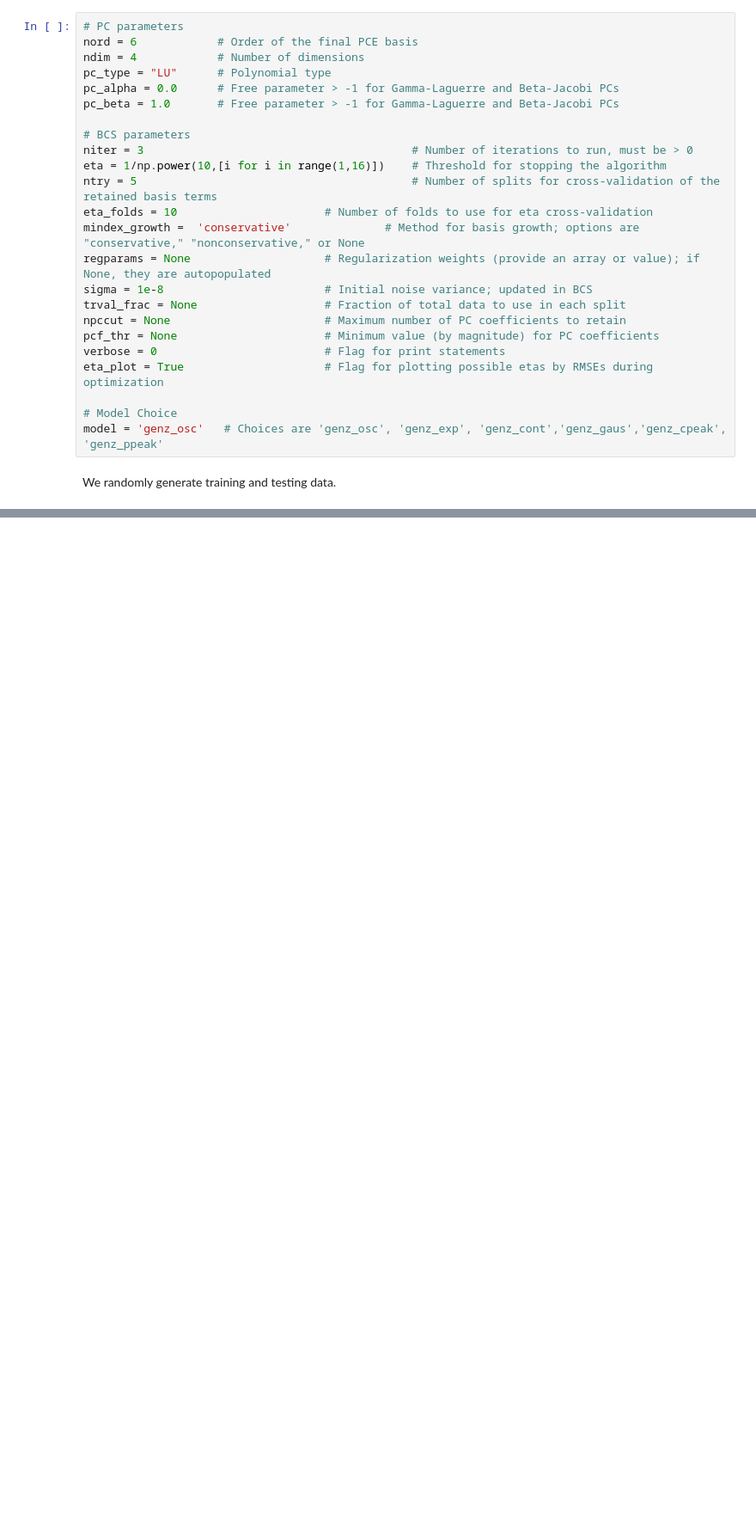
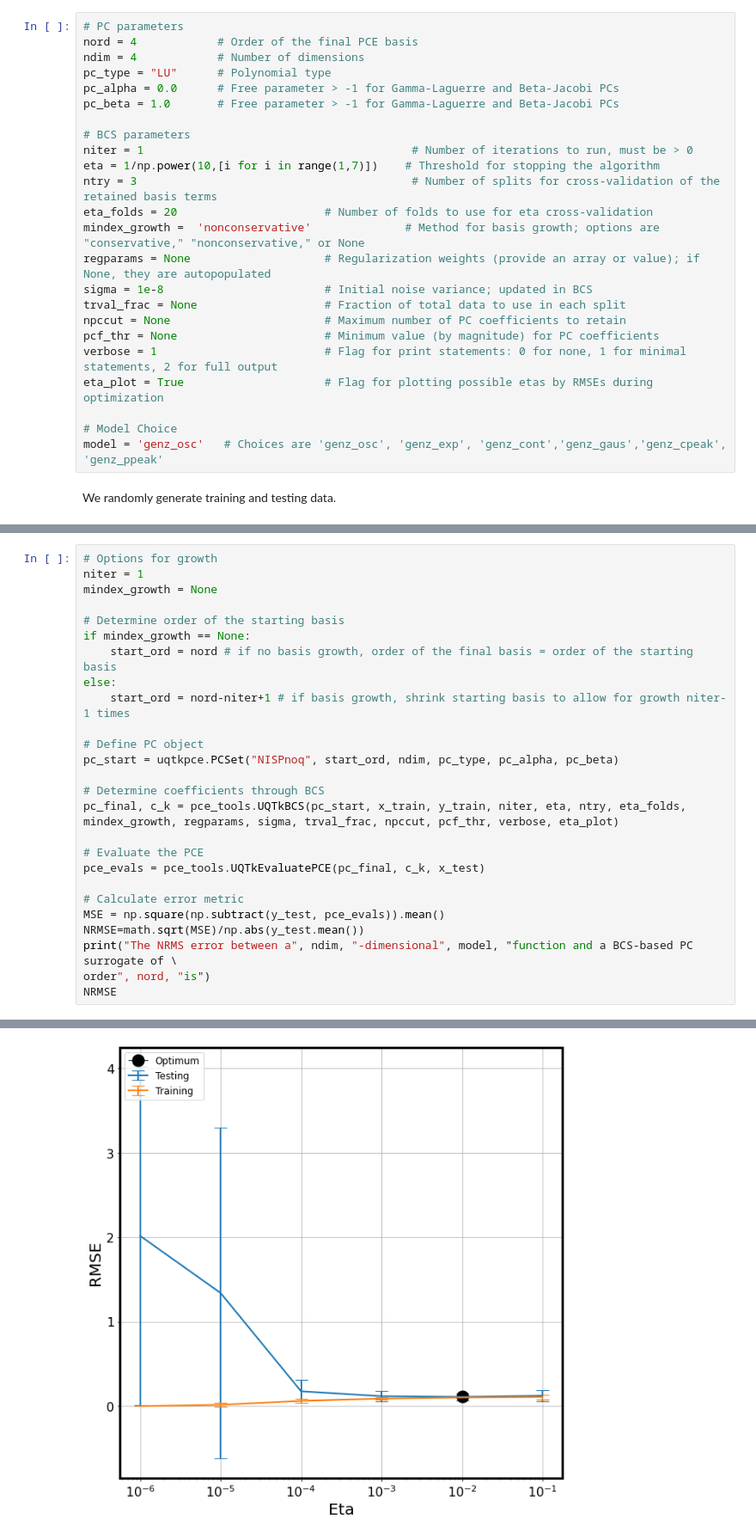
Before and after one commit to sandialabs/UQTk, a Jupyter notebook: examples/surrogate_genz/surrogate_genz-BCS.ipynb, the cells around one changed output, grey strips where cells are left out. Shown at 86% size. Drawn from its saved outputs; the diff is of its cells as text; blank space fills up the shorter version.

Commit message:
BCS validation update

```diff
--- a/examples/surrogate_genz/surrogate_genz-BCS.ipynb
+++ b/examples/surrogate_genz/surrogate_genz-BCS.ipynb
@@ -15,24 +18,24 @@ from PyUQTk.utils.func import *
 We define our input parameters. BCS is best for undetermined models and/or large basis sets.
 # %%
 # PC parameters
-nord = 6            # Order of the final PCE basis
+nord = 4            # Order of the final PCE basis
 ndim = 4            # Number of dimensions
 pc_type = "LU"      # Polynomial type
 pc_alpha = 0.0      # Free parameter > -1 for Gamma-Laguerre and Beta-Jacobi PCs
 pc_beta = 1.0       # Free parameter > -1 for Gamma-Laguerre and Beta-Jacobi PCs
 
 # BCS parameters
-niter = 3                                        # Number of iterations to run, must be > 0
-eta = 1/np.power(10,[i for i in range(1,16)])    # Threshold for stopping the algorithm
-ntry = 5                                         # Number of splits for cross-validation of the retained basis terms
-eta_folds = 10                      # Number of folds to use for eta cross-validation
-mindex_growth =  'conservative'              # Method for basis growth; options are "conservative," "nonconservative," or None
+niter = 1                                        # Number of iterations to run, must be > 0
+eta = 1/np.power(10,[i for i in range(1,7)])    # Threshold for stopping the algorithm
+ntry = 3                                         # Number of splits for cross-validation of the retained basis terms
+eta_folds = 20                      # Number of folds to use for eta cross-validation
+mindex_growth =  'nonconservative'              # Method for basis growth; options are "conservative," "nonconservative," or None
 regparams = None                    # Regularization weights (provide an array or value); if None, they are autopopulated
 sigma = 1e-8                        # Initial noise variance; updated in BCS
 trval_frac = None                   # Fraction of total data to use in each split
 npccut = None                       # Maximum number of PC coefficients to retain
 pcf_thr = None                      # Minimum value (by magnitude) for PC coefficients
-verbose = 0                         # Flag for print statements
+verbose = 1                         # Flag for print statements: 0 for none, 1 for minimal statements, 2 for full output
 eta_plot = True                     # Flag for plotting possible etas by RMSEs during optimization
 
 # Model Choice
@@ -61,0 +82,27 @@ We perform BCS.
+# %%
+# Options for growth
+niter = 1
+mindex_growth = None
+
+# Determine order of the starting basis
+if mindex_growth == None:
+    start_ord = nord # if no basis growth, order of the final basis = order of the starting basis
+else:
+    start_ord = nord-niter+1 # if basis growth, shrink starting basis to allow for growth niter-1 times
+
+# Define PC object
+pc_start = uqtkpce.PCSet("NISPnoq", start_ord, ndim, pc_type, pc_alpha, pc_beta)
+
+# Determine coefficients through BCS
+pc_final, c_k = pce_tools.UQTkBCS(pc_start, x_train, y_train, niter, eta, ntry, eta_folds, mindex_growth, regparams, sigma, trval_frac, npccut, pcf_thr, verbose, eta_plot)
+
+# Evaluate the PCE
+pce_evals = pce_tools.UQTkEvaluatePCE(pc_final, c_k, x_test)
+
+# Calculate error metric
+MSE = np.square(np.subtract(y_test, pce_evals)).mean()
+NRMSE=math.sqrt(MSE)/np.abs(y_test.mean())
+print("The NRMS error between a", ndim, "-dimensional", model, "function and a BCS-based PC surrogate of \
+order", nord, "is")
+NRMSE
+# %% [output]
@@ -61,0 +124 @@ We perform BCS.
+[figure, added]
```
Also changed, not shown: parts of 13 cells of this notebook, 2 other files.
